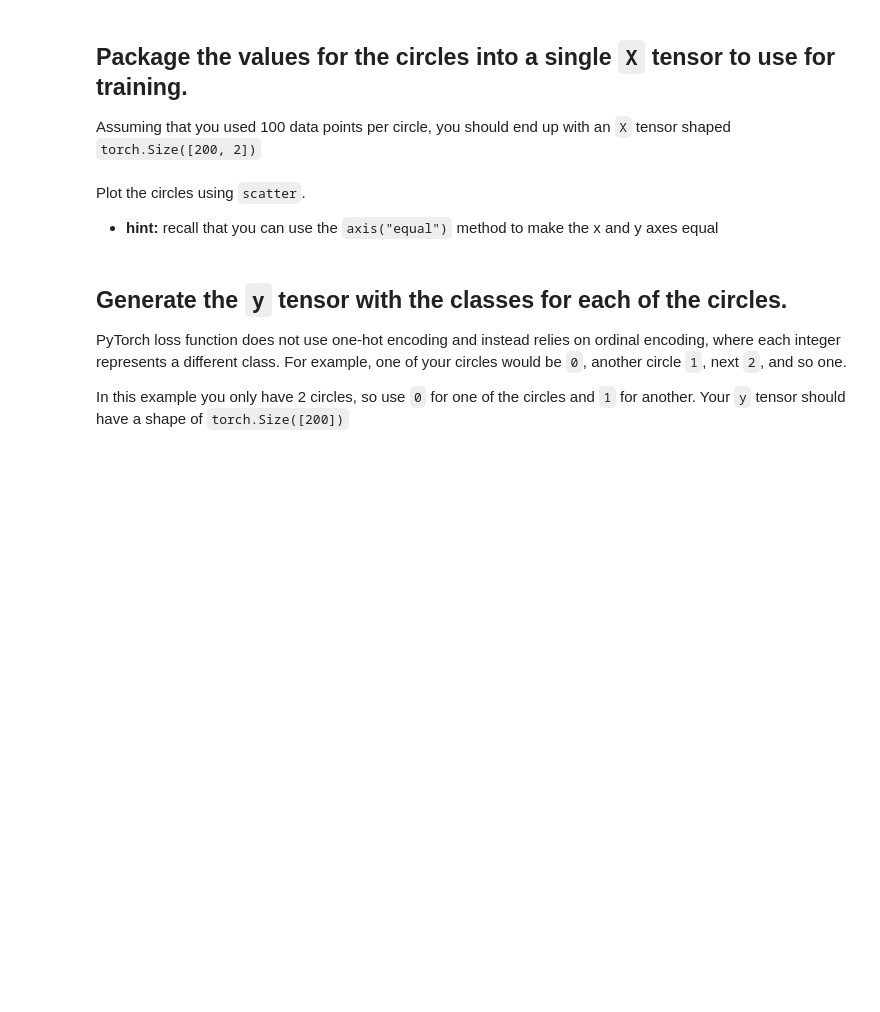
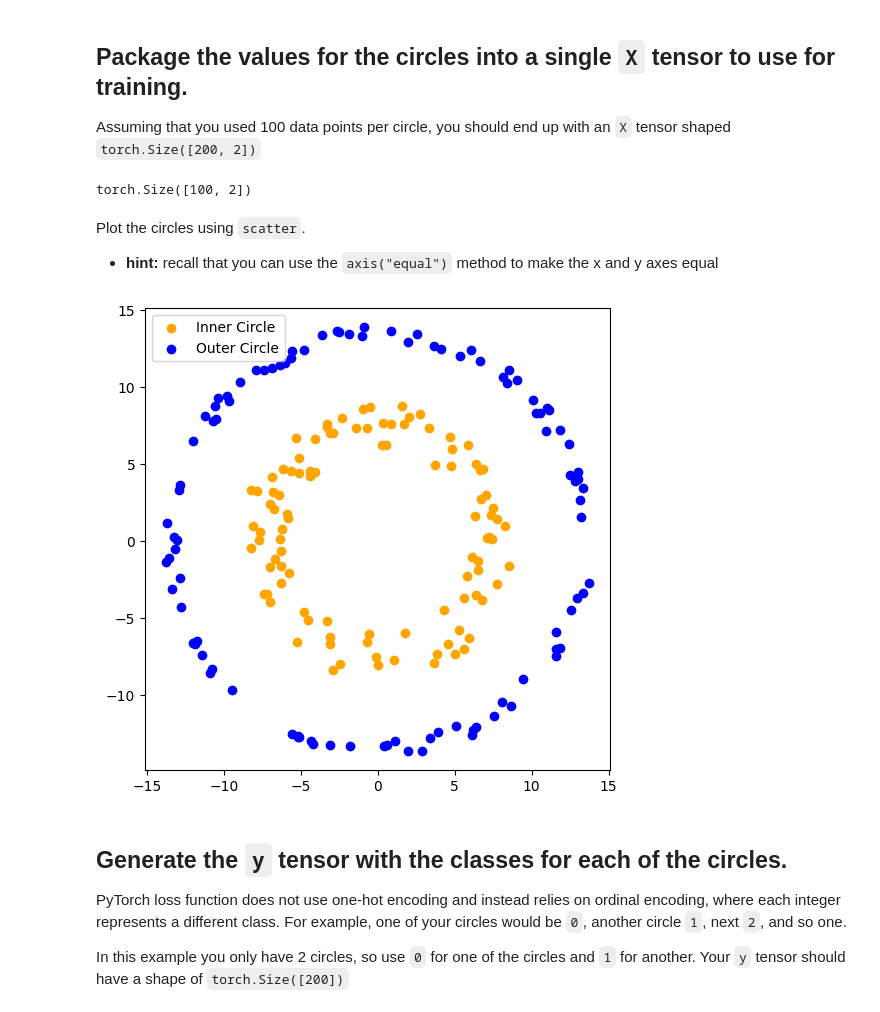
Before and after one commit to parthivz/Fundamentals-of-GenAI-Course-Lab, a Jupyter notebook: PyTorch_5_Exercise_nnSequential_Classifier.ipynb, the cells around one changed output. Drawn from its saved outputs; the diff is of its cells as text; code cells hidden in the pictures; blank space fills up the shorter version.

```diff
--- a/PyTorch_5_Exercise_nnSequential_Classifier.ipynb
+++ b/PyTorch_5_Exercise_nnSequential_Classifier.ipynb
@@ -47,7 +49,12 @@ For example, if you use
 </code>
 
 The function is going to return a tuple with two tensors, each with a shape of `torch.Size([100])`
+# %%
+inner_x, inner_y = circle(100, radius_lower=6., radius_upper=9.)
 # %% [markdown]
 ## Figure out how to concatenate the `x` and `y` coordinates from the `circle` method into a single tensor
 
 The concatenated tensor should have a of shape `torch.Size([100, 2])`
+# %%
+inner_circle = pt.stack([inner_x, inner_y], dim=1)
+inner_circle.shape  # should be torch.Size([100, 2])
@@ -63,14 +72,36 @@ For example, you can use
 to generate an outer circle.
 
 Don't forget to create a `torch.Size([100, 2])` tensor for the outer circle.
+# %%
+outer_x, outer_y = circle(100, radius_lower=13., radius_upper=14.)
 # %% [markdown]
 ## Package the values for the circles into a single `X` tensor to use for training.
 
 Assuming that you used 100 data points per circle, you should end up with an `X` tensor shaped `torch.Size([200, 2])`
+# %%
+outer_circle = pt.stack([outer_x, outer_y], dim=1)
+outer_circle.shape  # should be torch.Size([100, 2])
+# %% [output]
+torch.Size([100, 2])
 # %% [markdown]
 Plot the circles using `scatter`.
 
 * **hint:** recall that you can use the `axis("equal")` method to make the x and y axes equal
+# %%
+outer_circle = pt.stack([outer_x, outer_y], dim=1)
+outer_circle.shape  # should be torch.Size([100, 2])
+
+X = pt.cat([inner_circle, outer_circle])
+X.shape  # should be torch.Size([200, 2])
+
+plt.figure(figsize=(6,6))
+plt.axis("equal")
+plt.scatter(X[:100, 0], X[:100, 1], color="orange", label="Inner Circle")
+plt.scatter(X[100:, 0], X[100:, 1], color="blue", label="Outer Circle")
+plt.legend()
+plt.show()
+# %% [output]
+[figure, added]
 # %% [markdown]
 ## Generate the `y` tensor with the classes for each of the circles.
 
```
Also changed, not shown: parts of 12 cells of this notebook.
